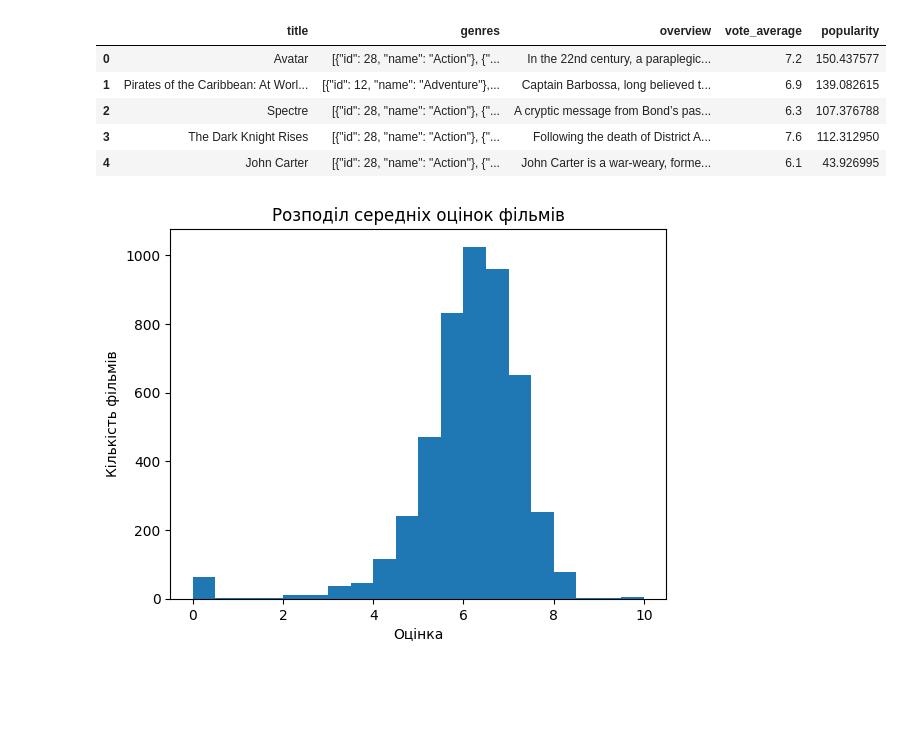
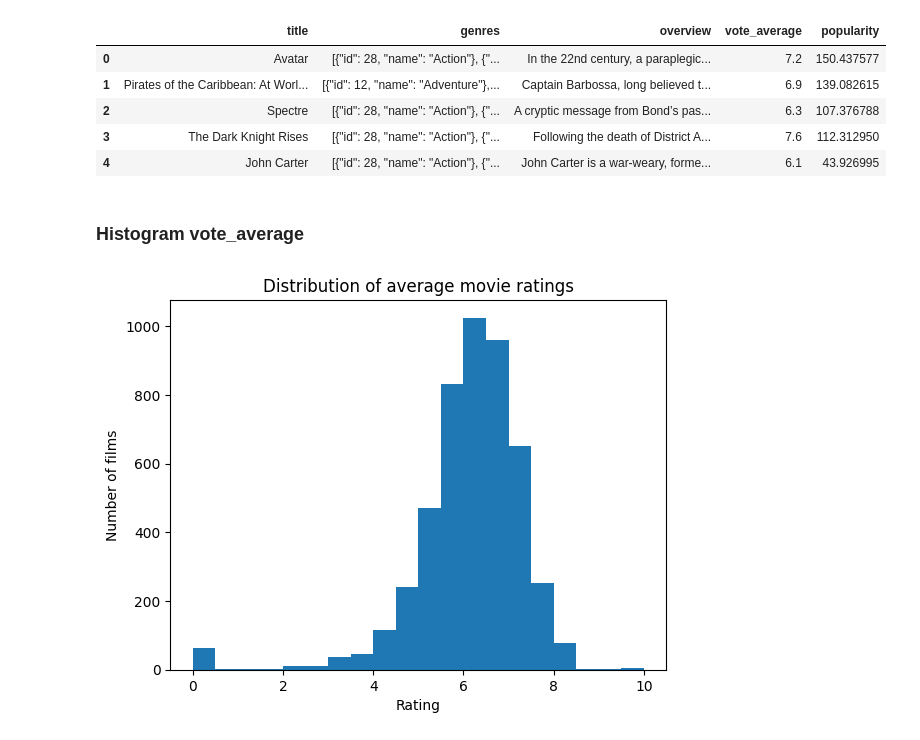
Before and after one commit to iktorin-vi/Movie-Recommendation-System, a Jupyter notebook: notebooks/eda.ipynb, the cells around one changed output. Saved outputs shown, nothing was run; the diff lists cells and outputs as text; code cells hidden in the pictures; blank space fills up the shorter version.

Commit message:
Added EDA notebook and processed movie data

```diff
--- a/notebooks/eda.ipynb
+++ b/notebooks/eda.ipynb
@@ -34,7 +32,3 @@ Index(['budget', 'genres', 'homepage', 'id', 'keywords', 'original_language',
        'vote_count'],
       dtype='object')
 Index(['movie_id', 'title', 'cast', 'crew'], dtype='object')
-# %%
-# З'єднуємо їх по id / movie_id
-# У movies — 'id', у credits — 'movie_id'
-movies_df = movies_df.merge(credits_df, left_on='id', right_on='movie_id')
@@ -48,6 +46,3 @@ print(movies_df.shape)
 print(movies_df.duplicated().sum())
 # %% [output]
 0
-# %%
-# Видаляємо дублікати
-movies_df.drop_duplicates(inplace=True)
@@ -97,12 +94,13 @@ movies_df[['title', 'genres', 'overview', 'vote_average', 'popularity']].head()
 | 2 | Spectre | [{"id": 28, "name": "Action"}, {"... | A cryptic message from Bond’s pas... | 6.3 | 107.376788 |
 | 3 | The Dark Knight Rises | [{"id": 28, "name": "Action"}, {"... | Following the death of District A... | 7.6 | 112.312950 |
 | 4 | John Carter | [{"id": 28, "name": "Action"}, {"... | John Carter is a war-weary, forme... | 6.1 | 43.926995 |
+# %% [markdown]
+<h3> Histogram vote_average</h3>
 # %%
-# Гістограма vote_average
 plt.hist(movies_df['vote_average'], bins=20)
-plt.title('Розподіл середніх оцінок фільмів')
-plt.xlabel('Оцінка')
-plt.ylabel('Кількість фільмів')
+plt.title('Distribution of average movie ratings')
+plt.xlabel('Rating')
+plt.ylabel('Number of films')
 plt.show()
 # %% [output]
-[figure, old version]
+[figure, new version]
```
Also changed, not shown: parts of 42 cells of this notebook.
